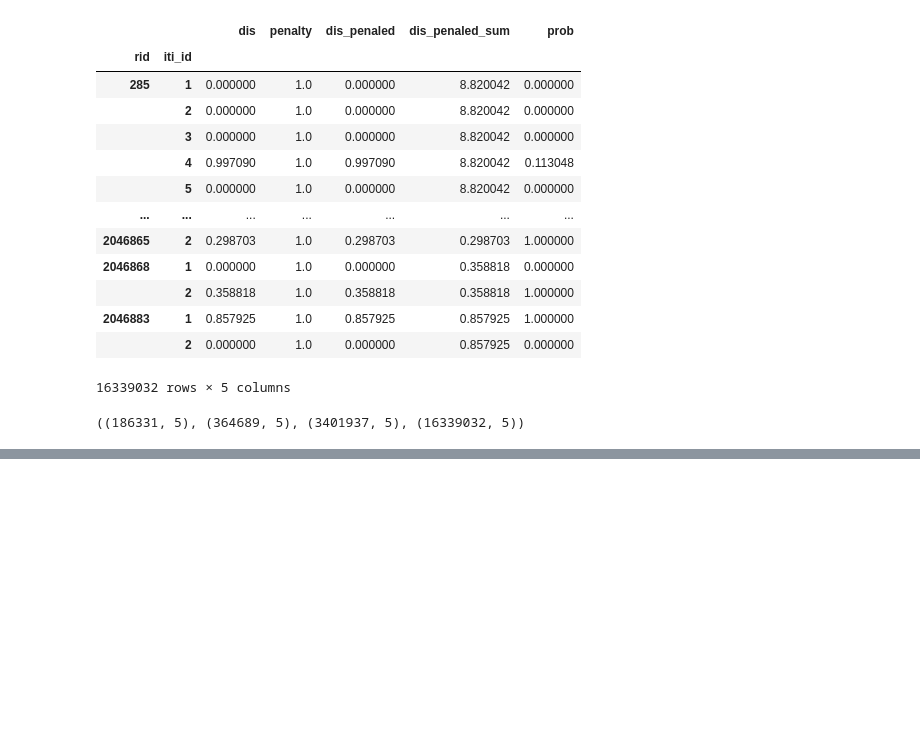
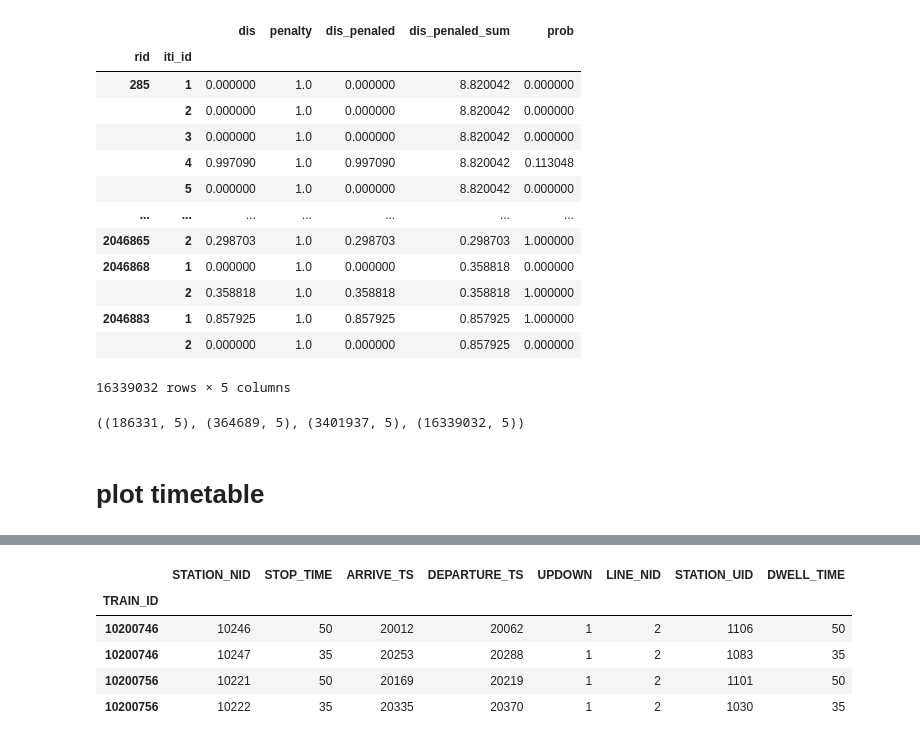
Before and after one commit to sunnysun711/PTIM, a Jupyter notebook: test.ipynb, the cells around one changed output, grey strips where cells are left out. Drawn from its saved outputs; the diff is of its cells as text; code cells hidden in the pictures; blank space fills up the shorter version.

```diff
--- a/test.ipynb
+++ b/test.ipynb
@@ -123,3 +123,9 @@ df
 df[df['prob'] == 1].shape, df[df['prob'] > 0.99].shape, df[(df['prob'] == 0)].shape, df.shape
 # %% [output]
 ((186331, 5), (364689, 5), (3401937, 5), (16339032, 5))
+# %% [markdown]
+# plot timetable
+# %%
+tt = read_("TT")
+tt[(tt["LINE_NID"] == 2) & (tt["DEPARTURE_TS"] < 5.5*3600+600) & ((tt["DEPARTURE_TS"] > 5.5*3600))]
+# %% [output]
@@ -125,0 +135,6 @@ df[df['prob'] == 1].shape, df[df['prob'] > 0.99].shape, df[(df['prob'] == 0)].sh
+|  | STATION_NID | STOP_TIME | ARRIVE_TS | DEPARTURE_TS | UPDOWN | LINE_NID | STATION_UID | DWELL_TIME |
+| TRAIN_ID |  |  |  |  |  |  |  |  |
+| 10200746 | 10246 | 50 | 20012 | 20062 | 1 | 2 | 1106 | 50 |
+| 10200746 | 10247 | 35 | 20253 | 20288 | 1 | 2 | 1083 | 35 |
+| 10200756 | 10221 | 50 | 20169 | 20219 | 1 | 2 | 1101 | 50 |
+| 10200756 | 10222 | 35 | 20335 | 20370 | 1 | 2 | 1030 | 35 |
```
Also changed, not shown: parts of 3 cells of this notebook, 2 other files.
